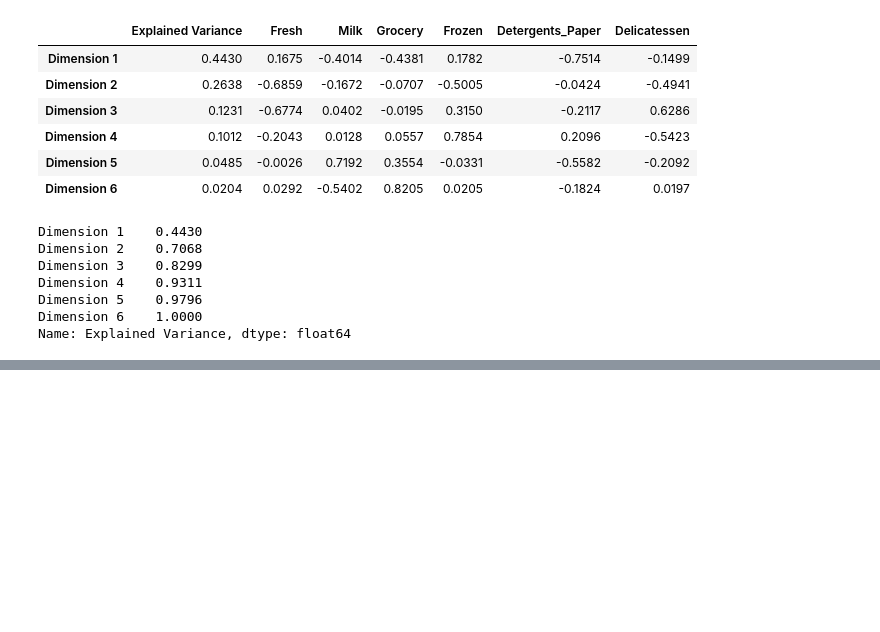
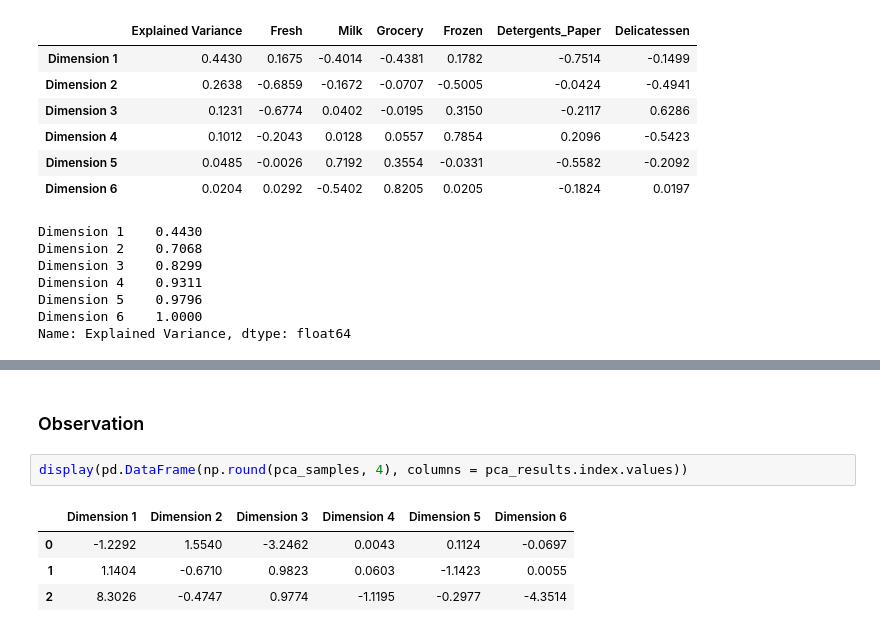
Before and after one commit to geekquad/Customer-Segments, a Jupyter notebook: Segments.ipynb, the cells around one changed output, grey strips where cells are left out. Saved outputs shown, nothing was run; the diff lists cells and outputs as text; blank space fills up the shorter version.

```diff
--- a/Segments.ipynb
+++ b/Segments.ipynb
@@ -336,0 +352,9 @@ Name: Explained Variance, dtype: float64
+# %% [markdown]
+### Observation
+# %%
+display(pd.DataFrame(np.round(pca_samples, 4), columns = pca_results.index.values))
+# %% [output]
+|  | Dimension 1 | Dimension 2 | Dimension 3 | Dimension 4 | Dimension 5 | Dimension 6 |
+| 0 | -1.2292 | 1.5540 | -3.2462 | 0.0043 | 0.1124 | -0.0697 |
+| 1 | 1.1404 | -0.6710 | 0.9823 | 0.0603 | -1.1423 | 0.0055 |
+| 2 | 8.3026 | -0.4747 | 0.9774 | -1.1195 | -0.2977 | -4.3514 |
```
Also changed, not shown: parts of 1 cell of this notebook.
